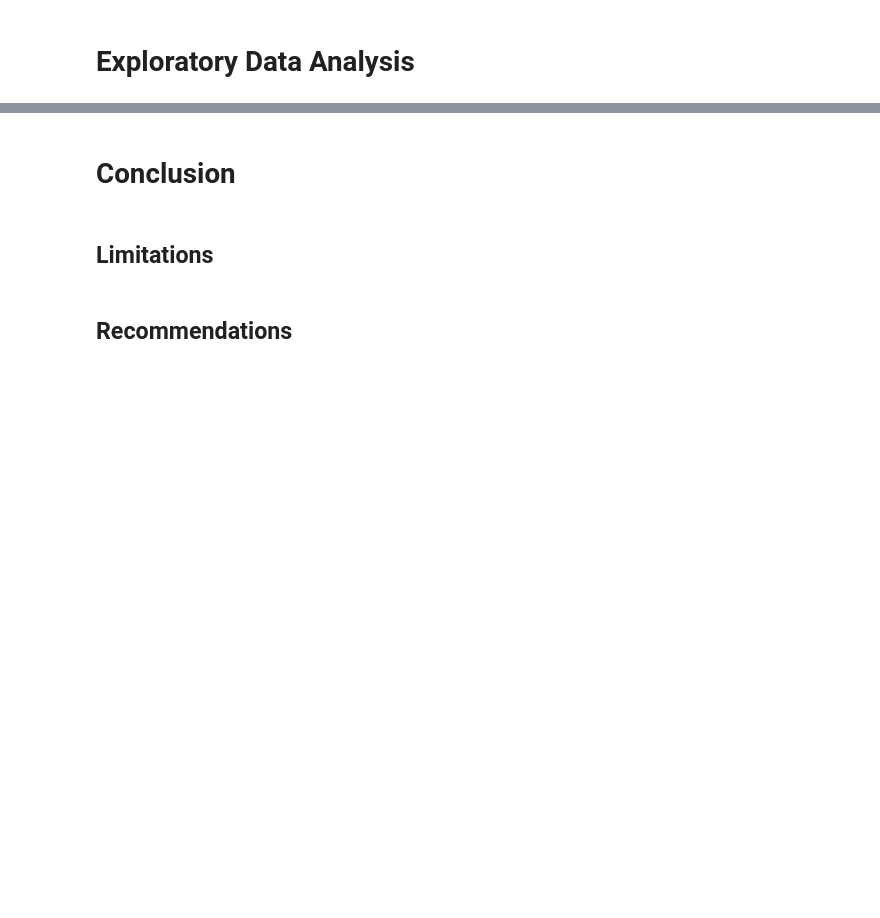
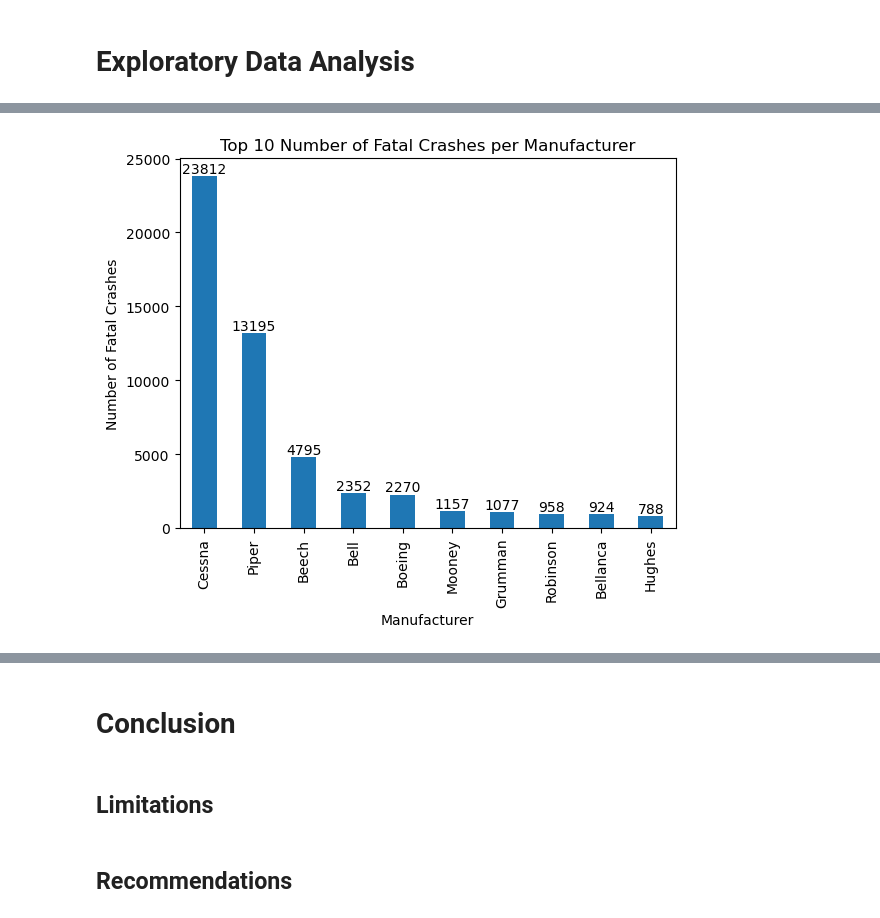
Before and after one commit to mkearns17/Aviation_Accidents_Project, a Jupyter notebook: Aviation_Phase1_Project.ipynb, the cells around one changed output, grey strips where cells are left out. Cells and saved outputs as stored; diff of their text form; code cells hidden in the pictures; blank space fills up the shorter version.

```diff
--- a/Aviation_Phase1_Project.ipynb
+++ b/Aviation_Phase1_Project.ipynb
@@ -189,0 +251,10 @@ aviation_acc.drop(cols_remove, axis = 1, inplace = True)
+# %%
+#Which Manufacturer has the most number of fatal crashes
+num_fatal_acc = aviation_df.groupby('Make')['Total Fatal Injuries'].count().sort_values(ascending = False)[0:10]
+
+ax = num_fatal_acc.plot.bar(title = 'Top 10 Number of Fatal Crashes per Manufacturer',\
+                       xlabel = 'Manufacturer',\
+                       ylabel = 'Number of Fatal Crashes');
+ax.bar_label(ax.containers[0]);
+# %% [output]
+[figure, added]
```
Also changed, not shown: parts of 12 cells of this notebook.
